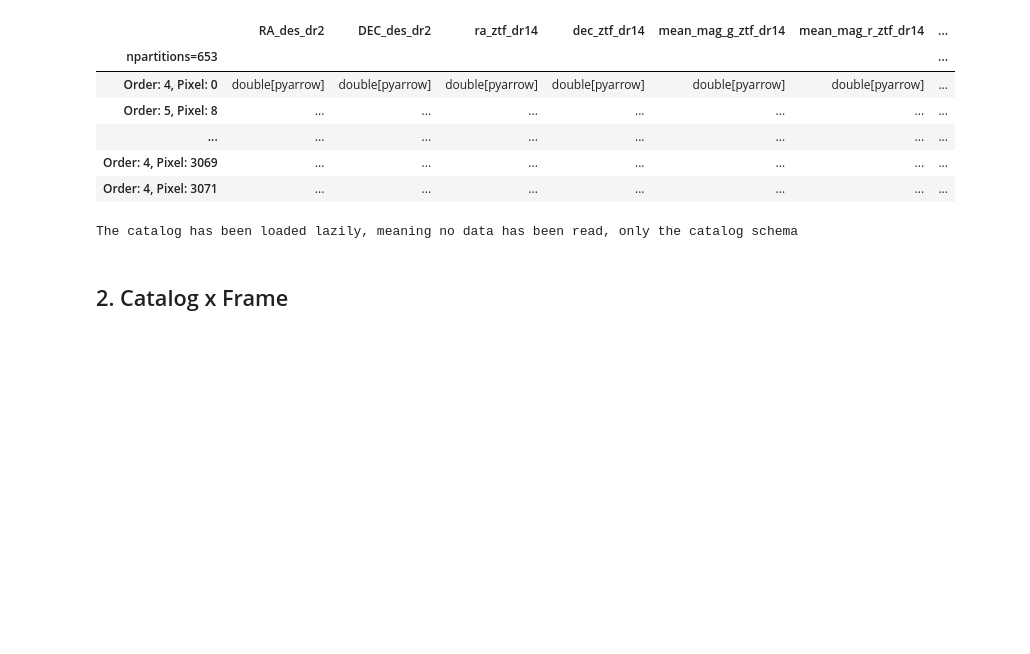
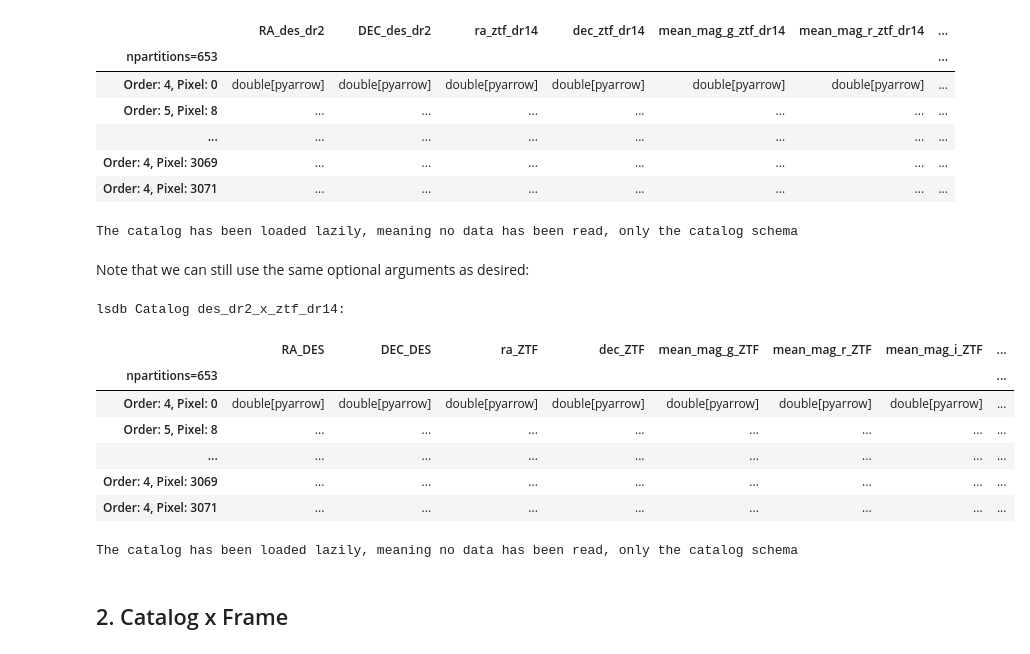
Before and after one commit to lincc-frameworks/notebooks_lf, a Jupyter notebook: sprints/2025/03_20/demo_crossmatch_method.ipynb, the cells around one changed output. Saved outputs shown, nothing was run; the diff lists cells and outputs as text; code cells hidden in the pictures; blank space fills up the shorter version.

```diff
--- a/sprints/2025/03_20/demo_crossmatch_method.ipynb
+++ b/sprints/2025/03_20/demo_crossmatch_method.ipynb
@@ -83,6 +83,22 @@ lsdb Catalog des_dr2_x_ztf_dr14:
 | Order: 4, Pixel: 3069 | ... | ... | ... | ... | ... | ... | ... |
 | Order: 4, Pixel: 3071 | ... | ... | ... | ... | ... | ... | ... |
 The catalog has been loaded lazily, meaning no data has been read, only the catalog schema
+# %% [markdown]
+Note that we can still use the same optional arguments as desired:
+# %%
+cat_x_cat = lsdb.crossmatch(des_cat, ztf_cat, n_neighbors=3, suffixes=("_DES", "_ZTF"))
+
+cat_x_cat
+# %% [output]
+lsdb Catalog des_dr2_x_ztf_dr14:
+|  | RA_DES | DEC_DES | ra_ZTF | dec_ZTF | mean_mag_g_ZTF | mean_mag_r_ZTF | mean_mag_i_ZTF | ... |
+| npartitions=653 |  |  |  |  |  |  |  | ... |
+| Order: 4, Pixel: 0 | double[pyarrow] | double[pyarrow] | double[pyarrow] | double[pyarrow] | double[pyarrow] | double[pyarrow] | double[pyarrow] | ... |
+| Order: 5, Pixel: 8 | ... | ... | ... | ... | ... | ... | ... | ... |
+| ... | ... | ... | ... | ... | ... | ... | ... | ... |
+| Order: 4, Pixel: 3069 | ... | ... | ... | ... | ... | ... | ... | ... |
+| Order: 4, Pixel: 3071 | ... | ... | ... | ... | ... | ... | ... | ... |
+The catalog has been loaded lazily, meaning no data has been read, only the catalog schema
 # %% [markdown]
 ## 2. Catalog x Frame
 # %%
```
Also changed, not shown: parts of 9 cells of this notebook.
